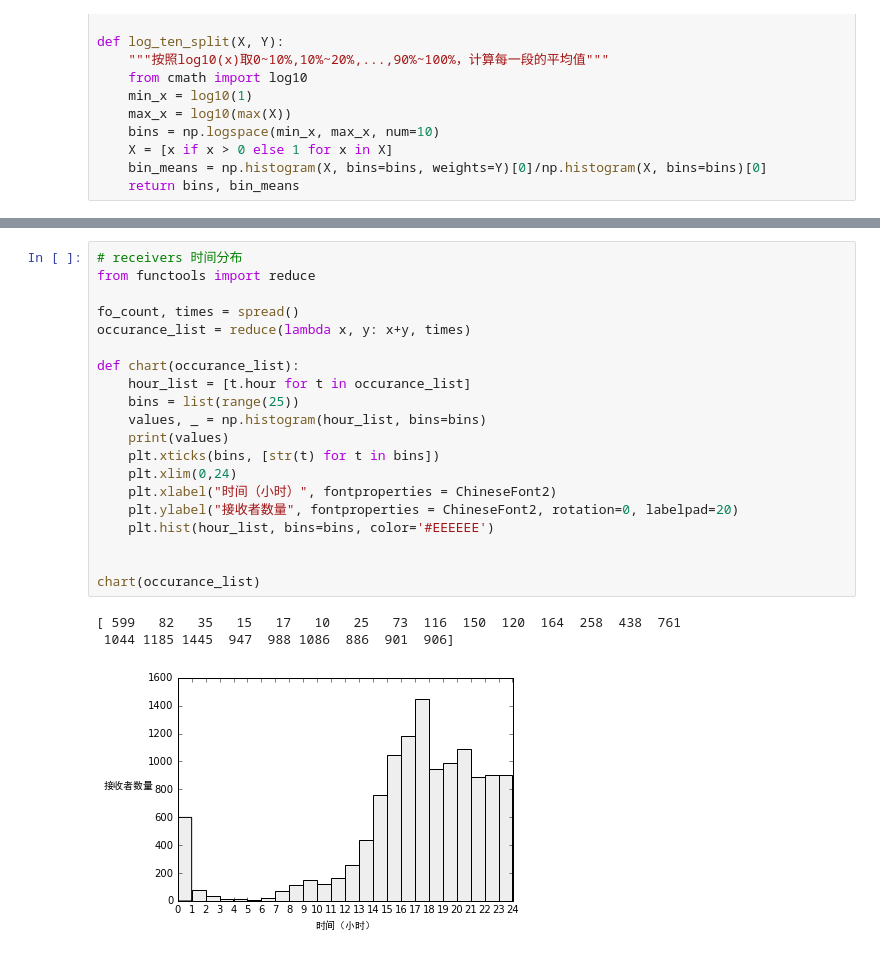
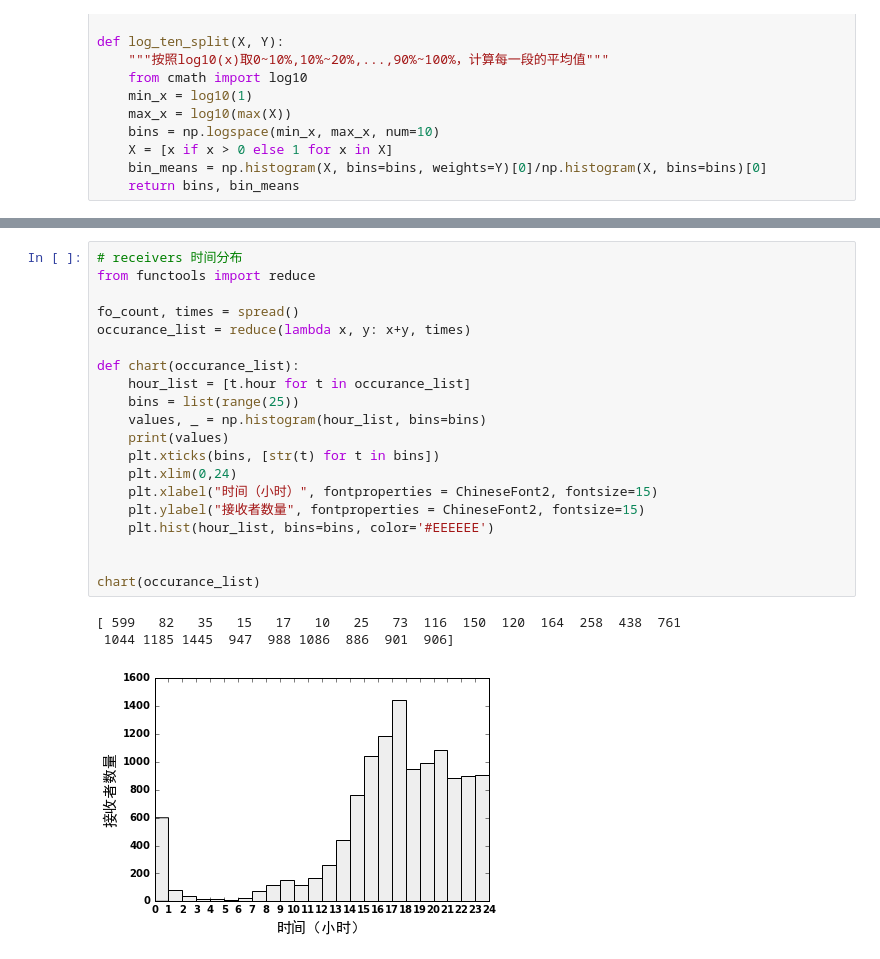
Before and after one commit to Hank-wood/Graduate, a Jupyter notebook: infer/analysis/analysis.ipynb, the cells around one changed output, grey strips where cells are left out. Drawn from its saved outputs; the diff is of its cells as text.

```diff
--- a/infer/analysis/analysis.ipynb
+++ b/infer/analysis/analysis.ipynb
@@ -269,27 +269,27 @@ pyplot.show()
 # %%
 # receivers 时间分布
 from functools import reduce
 
 fo_count, times = spread()
 occurance_list = reduce(lambda x, y: x+y, times)
 
 def chart(occurance_list):
     hour_list = [t.hour for t in occurance_list]
     bins = list(range(25))
     values, _ = np.histogram(hour_list, bins=bins)
     print(values)
     plt.xticks(bins, [str(t) for t in bins])
     plt.xlim(0,24)
-    plt.xlabel("时间（小时）", fontproperties = ChineseFont2)
-    plt.ylabel("接收者数量", fontproperties = ChineseFont2, rotation=0, labelpad=20)
+    plt.xlabel("时间（小时）", fontproperties = ChineseFont2, fontsize=15)
+    plt.ylabel("接收者数量", fontproperties = ChineseFont2, fontsize=15)
     plt.hist(hour_list, bins=bins, color='#EEEEEE')
 
 
 chart(occurance_list)
 # %% [output]
 [ 599   82   35   15   17   10   25   73  116  150  120  164  258  438  761
  1044 1185 1445  947  988 1086  886  901  906]
-[figure, old version]
+[figure, new version]
 # %%
 # 最终推断结果
 results = {'RTA': 0.914, 'SA': 0.948, 'RA': 0.867}
```
Also changed, not shown: parts of 4 cells of this notebook.
